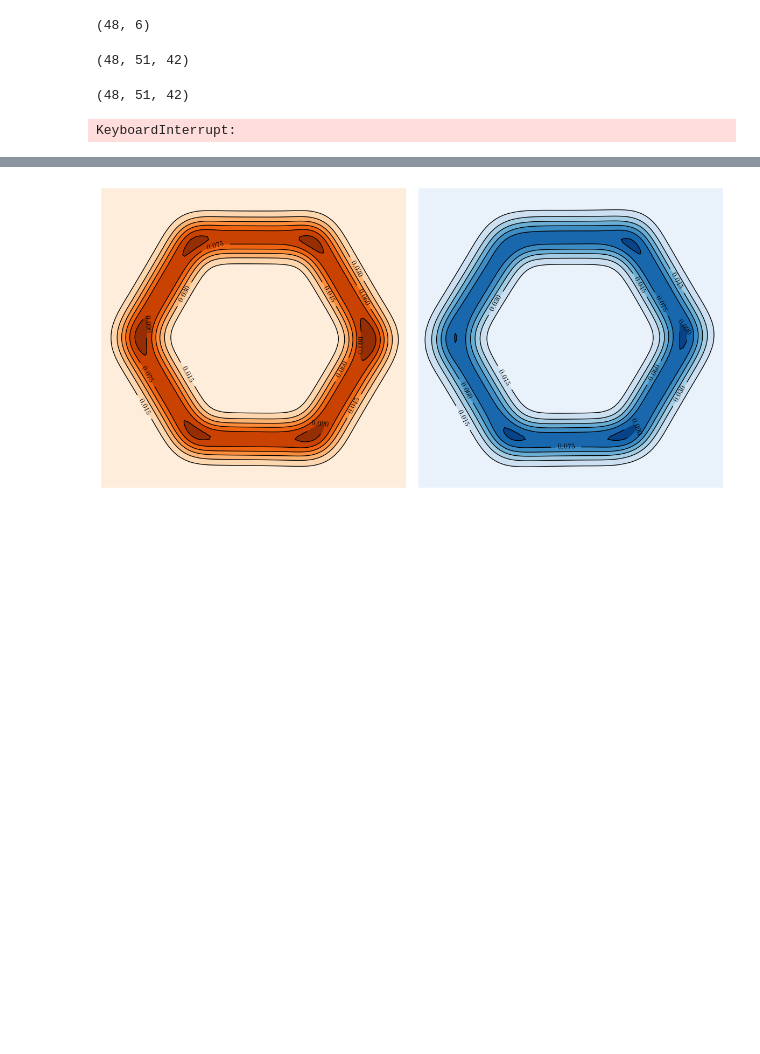
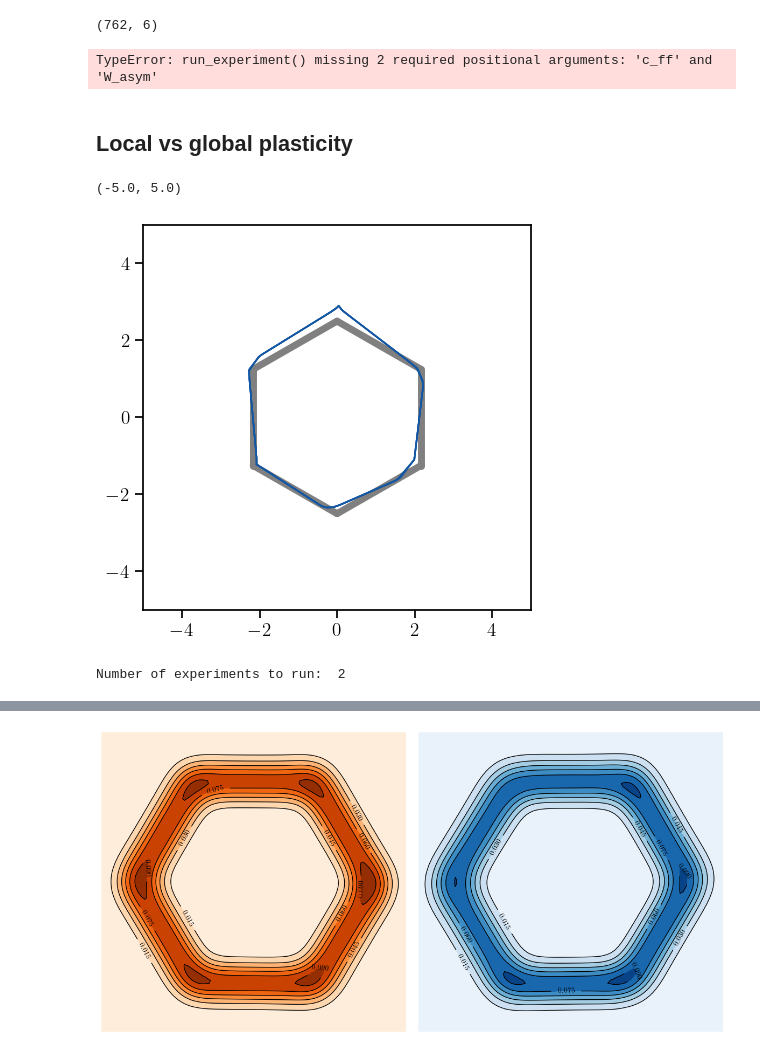
Before and after one commit to Asagodi/topological_diversity, a Jupyter notebook: Stability/homeostasis/plasticity.ipynb, the cells around one changed output, grey strips where cells are left out. Drawn from its saved outputs; the diff is of its cells as text; code cells hidden in the pictures; blank space fills up the shorter version.

```diff
--- a/Stability/homeostasis/plasticity.ipynb
+++ b/Stability/homeostasis/plasticity.ipynb
@@ -158,29 +263,32 @@ transfer_function, v_in = ReLU, v_zero
 W_sym = get_noorman_symmetric_weights(N, J_I, J_E)
 W_asym = get_noorman_asymmetric_weights(N)
 
-maxT, tsteps = 5, 51
+maxT, tsteps = 50, 501
 t = np.linspace(0, maxT, tsteps)
 
 y0 = np.random.uniform(0,1,N)
 sol = solve_ivp(noorman_ode, y0=y0,  t_span=[0,maxT], args=tuple([tau, transfer_function, W_sym, W_asym, c_ff, N, v_in]),dense_output=True)
 m = np.max(sol.sol(t))
 corners = get_corners(N, m)
-bump_step_size = .2
+bump_step_size = .01
 side_bumps = get_bumps_along_oneside_ring(N, m, corners, step_size=bump_step_size)
 all_bumps = get_all_bumps(N, side_bumps)
+pca = sklearn.decomposition.PCA(n_components=2)
+X_proj2 = pca.fit_transform(all_bumps.reshape(-1, N))
+corners_proj2 = pca.transform(corners)
 all_bumps.shape
 # %% [output]
-(48, 6)
+(762, 6)
 # %%
 ######### plasticity effect experiment
-scalar_sigma_W_values = [0.1, 0.01, 0.001]
-lambda_W_values = [0, 1]
+scalar_sigma_W_values = [.5, 0.1, 0.01, 0.001]
+lambda_W_values = [1]
 vel_constant_list = [0, -.5]
 tau_W_values = [.5, .25]
 damping_W_values = [0]
 W_epsilon_values = [0]
 
-df_af = run_experiment(scalar_sigma_W_values, lambda_W_values, vel_constant_list, tau_W_values, damping_W_values, W_epsilon_values,
+df = run_experiment(scalar_sigma_W_values, lambda_W_values, vel_constant_list, tau_W_values, damping_W_values, W_epsilon_values,
                     all_bumps, W_sym, c_ff, W_asym, transfer_function=transfer_function,
                     tau=tau, maxT=maxT, tsteps=tsteps,
                     randomseed=1331, filename="outer_tauW.pickle")
@@ -197,6 +305,54 @@ df_af = run_experiment(scalar_sigma_W_values, lambda_W_values, vel_constant_list
 #                     tau=tau, maxT=maxT, tsteps=tsteps,
 #                     randomseed=1331, filename="antifragility_results.pickle")
 # %% [output]
-(48, 51, 42)
+TypeError: run_experiment() missing 2 required positional arguments: 'c_ff' and 'W_asym'
-(48, 51, 42)
-KeyboardInterrupt:
+# %% [markdown]
+## Local vs global plasticity
+# %%
+output_path="C:/Users/abel_/Documents/Lab/Projects/topological_diversity/Stability/figures/plasticity/glovsloc/"
+
+#find inv man after initial pertubration for global learning rule
+randomseed = 1331
+W_epsilon = .25
+np.random.seed(randomseed+int(0)+1+int(1/(1e-3+.0))) #
+W_p = np.random.normal(0,W_epsilon,(N,N))
+
+pert_sols = simulate_noorman_from_y0s(all_bumps[:].T, W_sym+W_p, W_asym, c_ff=1, maxT=maxT, tsteps=tsteps)
+pert_sols_proj2 = pca.transform(pert_sols.reshape(-1, N)).reshape(pert_sols.shape[0], pert_sols.shape[1], 2)
+# %%
+after_t = 50
+before_t = 60
+
+fig, ax = plt.subplots(figsize=(5, 5))
+plt.plot(pert_sols_proj2[:,after_t:before_t,0], pert_sols_proj2[:,after_t:before_t,1], '-', color=plast_av_color, alpha=.5);
+
+plot_original_ra(ax, corners_proj2)
+ax.set_xlim(-5, 5)
+ax.set_ylim(-5, 5)
+# %% [output]
+(-5.0, 5.0)
+[figure, added]
+# %%
+scalar_sigma_W_values = [.0]
+lambda_W_values = [1]
+vel_constant_list = [0]
+tau_W_values = [1]
+damping_W_values = [0]
+W_epsilon_values = [W_epsilon]
+local_values = [True, False]
+
+maxT, tsteps = 500, 5001
+t = np.linspace(0, maxT, tsteps)
+from_og = False
+if from_og:
+    ref_invman = all_bumps
+else:
+    ref_invman = pert_sols[:,after_t,:]
+
+df = run_experiment(scalar_sigma_W_values, lambda_W_values, vel_constant_list, tau_W_values, damping_W_values, W_epsilon_values,
+                    local_values, all_bumps, #pert_sols[:,after_t,:],
+                    all_bumps[:1], W_sym, c_ff, W_asym, transfer_function=transfer_function,
+                    tau=tau, maxT=maxT, tsteps=tsteps,
+                    randomseed=randomseed, filename="large_pert.pickle")
+# %% [output]
+Number of experiments to run:  2
```
Also changed, not shown: parts of 19 cells of this notebook.
